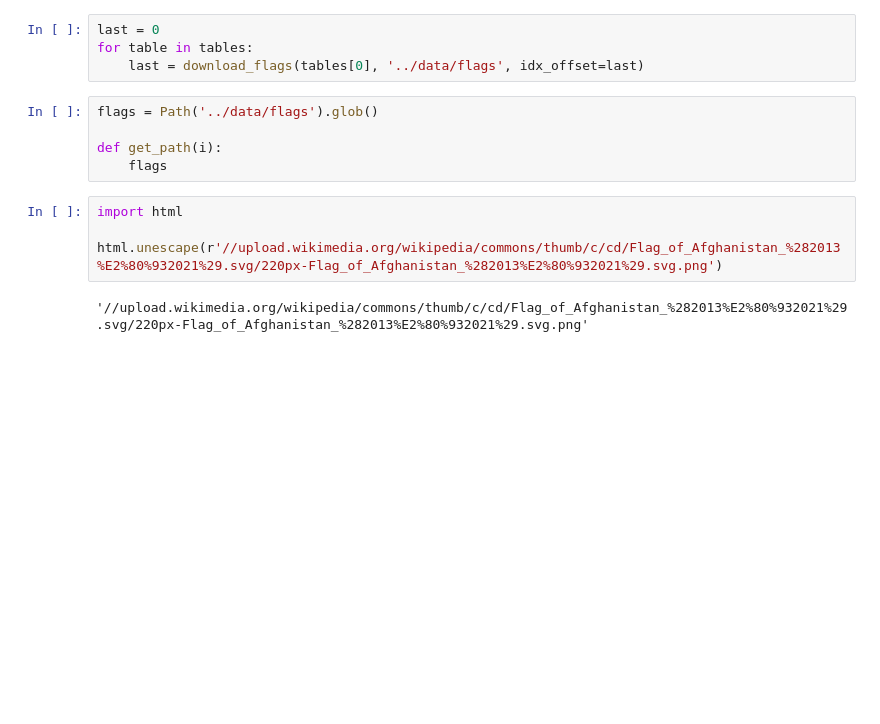
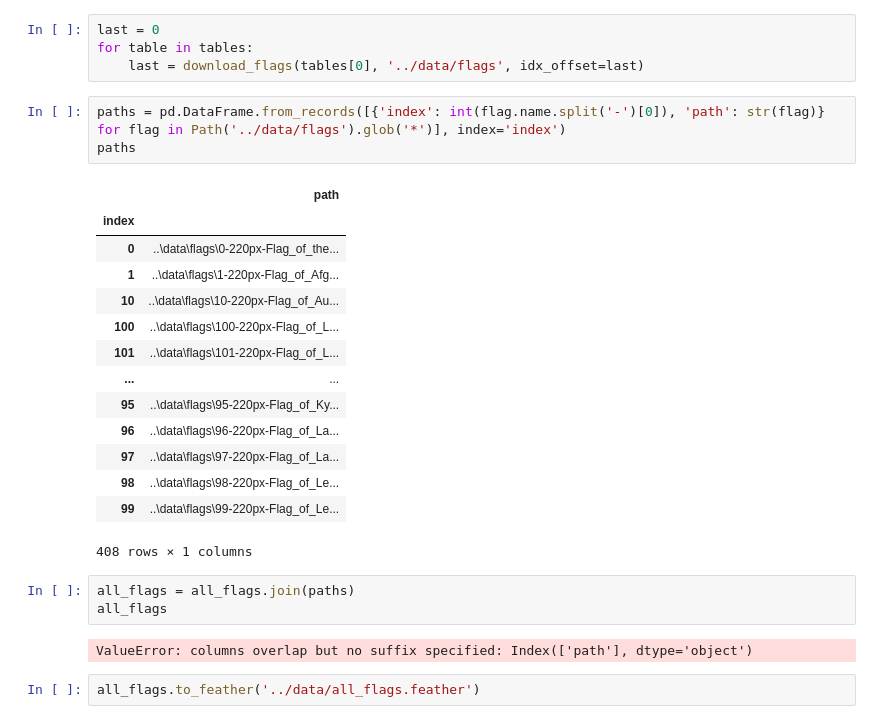
Before and after one commit to JEElsner/flag-analysis, a Jupyter notebook: flag-analysis/load_data.ipynb, the cells around one changed output. Saved outputs shown, nothing was run; the diff lists cells and outputs as text; blank space fills up the shorter version.

```diff
--- a/flag-analysis/load_data.ipynb
+++ b/flag-analysis/load_data.ipynb
@@ -84,14 +72,28 @@ def download_flags(table, folder, idx_offset=0):
 last = 0
 for table in tables:
     last = download_flags(tables[0], '../data/flags', idx_offset=last)
-# %%
-flags = Path('../data/flags').glob()
-
-def get_path(i):
-    flags
-# %%
-import html
-
-html.unescape(r'//upload.wikimedia.org/wikipedia/commons/thumb/c/cd/Flag_of_Afghanistan_%282013%E2%80%932021%29.svg/220px-Flag_of_Afghanistan_%282013%E2%80%932021%29.svg.png')
-# %% [output]
-'//upload.wikimedia.org/wikipedia/commons/thumb/c/cd/Flag_of_Afghanistan_%282013%E2%80%932021%29.svg/220px-Flag_of_Afghanistan_%282013%E2%80%932021%29.svg.png'
+# %%
+paths = pd.DataFrame.from_records([{'index': int(flag.name.split('-')[0]), 'path': str(flag)} for flag in Path('../data/flags').glob('*')], index='index')
+paths
+# %% [output]
+|  | path |
+| index |  |
+| 0 | ..\data\flags\0-220px-Flag_of_the... |
+| 1 | ..\data\flags\1-220px-Flag_of_Afg... |
+| 10 | ..\data\flags\10-220px-Flag_of_Au... |
+| 100 | ..\data\flags\100-220px-Flag_of_L... |
+| 101 | ..\data\flags\101-220px-Flag_of_L... |
+| ... | ... |
+| 95 | ..\data\flags\95-220px-Flag_of_Ky... |
+| 96 | ..\data\flags\96-220px-Flag_of_La... |
+| 97 | ..\data\flags\97-220px-Flag_of_La... |
+| 98 | ..\data\flags\98-220px-Flag_of_Le... |
+| 99 | ..\data\flags\99-220px-Flag_of_Le... |
+408 rows × 1 columns
+# %%
+all_flags = all_flags.join(paths)
+all_flags
+# %% [output]
+ValueError: columns overlap but no suffix specified: Index(['path'], dtype='object')
+# %%
+all_flags.to_feather('../data/all_flags.feather')
```
Also changed, not shown: parts of 3 cells of this notebook, 2 other files.
